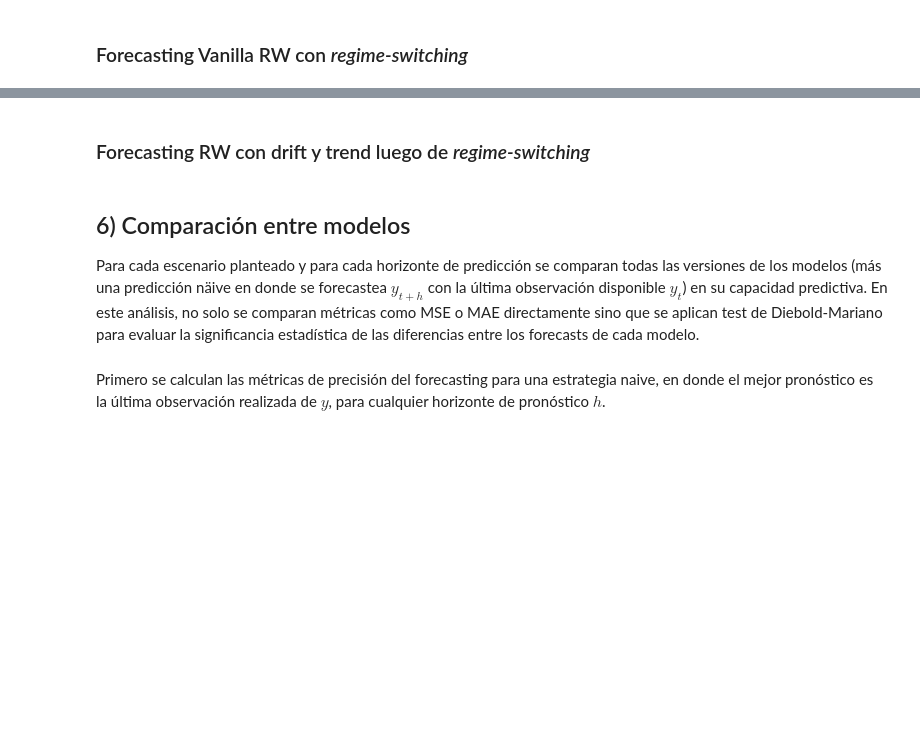
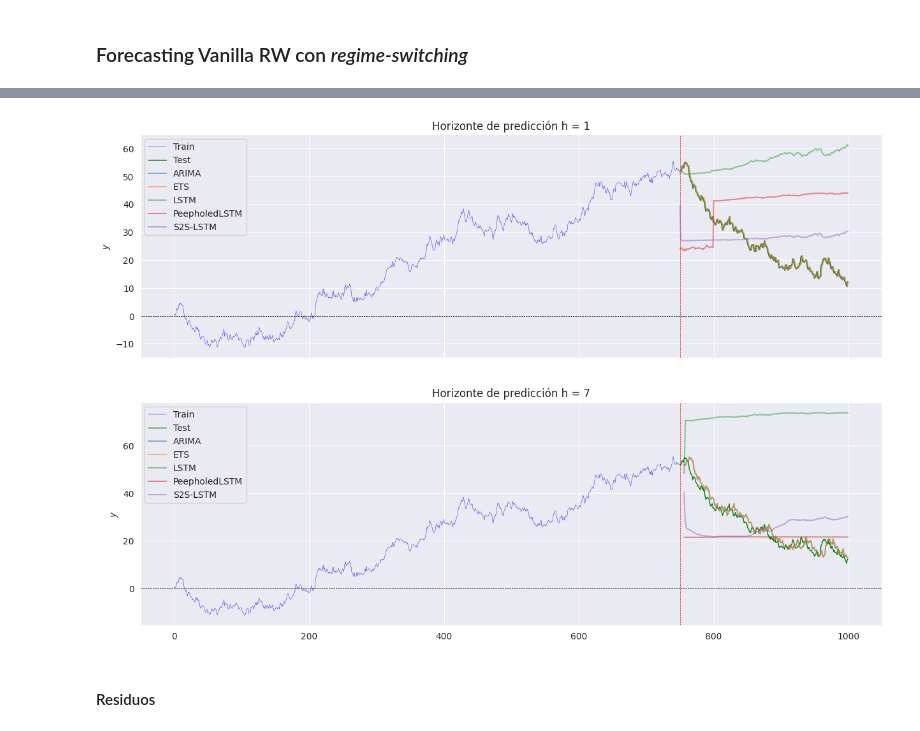
Before and after one commit to matiasdperez/MEC_tesis, a Jupyter notebook: notebooks/simulaciones/1_random_walk.ipynb, the cells around one changed output, grey strips where cells are left out. Saved outputs shown, nothing was run; the diff lists cells and outputs as text; code cells hidden in the pictures; blank space fills up the shorter version.

```diff
--- a/notebooks/simulaciones/1_random_walk.ipynb
+++ b/notebooks/simulaciones/1_random_walk.ipynb
@@ -1497,24 +1527,26 @@ plt.show()
 # %%
-fig, axs = plt.subplots(3, 1, figsize=(15, 10), sharex=True)
+fig, axs = plt.subplots(2, 1, figsize=(15, 10), sharex=True)
 
 i=0
 
 for h in h_list:
-    axs[i].plot(drift_y_train, color='blue', label='Train', lw=0.3)
-    axs[i].plot(range(split_index, n_steps), rw_drift_post_switch.y[split_index:], color='green', label='Test', lw=1)
+    axs[i].plot(drift_trend_y_train, color='blue', label='Train', lw=0.3)
+    axs[i].plot(range(split_index, n_steps), rw_drift_trend_post_switch.y[split_index:], color='green', label='Test', lw=1)
     axs[i].axvline(x=split_index, color='red', linestyle='--', lw=0.5)
     axs[i].axhline(y=0, color='black', linestyle='--', lw=0.5)
 
-    axs[i].plot(range(split_index+h-1, n_steps), rw_best_models['drift_rw'][h]['arima'].predictions['iterative'], alpha=0.5, label='ARIMA')
-    axs[i].plot(range(split_index+h-1, n_steps), rw_best_models['drift_rw'][h]['ets'].predictions['iterative'], alpha=0.5, label='ETS')
-    axs[i].plot(range(split_index+h-1, n_steps), scaler_vanilla.inverse_transform(rw_best_models['drift_rw'][h]['stacked_lstm'].predictions['iterative']), alpha=0.5, label='LSTM')
+    axs[i].plot(range(split_index+h-1, n_steps), rw_best_models['drift_trend_rw'][h]['arima'].predictions['iterative'], alpha=0.5, label='ARIMA')
+    axs[i].plot(range(split_index+h-1, n_steps), rw_best_models['drift_trend_rw'][h]['ets'].predictions['iterative'], alpha=0.5, label='ETS')
+    axs[i].plot(range(split_index+h-1, n_steps), scaler_drift_trend.inverse_transform(rw_best_models['drift_trend_rw'][h]['stacked_lstm'].predictions['iterative']), alpha=0.5, label='LSTM')
+    axs[i].plot(range(split_index+h-1, n_steps), scaler_drift_trend.inverse_transform(rw_best_models['drift_trend_rw'][h]['peephole_lstm'].predictions['iterative']), alpha=0.5, label='PeepholedLSTM')
+    axs[i].plot(range(split_index+h-1, n_steps), scaler_drift_trend.inverse_transform(rw_best_models['drift_trend_rw'][h]['s2s_lstm'].predictions['iterative']), alpha=0.5, label='S2S-LSTM')
 
     axs[i].set_title("Horizonte de predicción h = "+str(h))
     axs[i].set_ylabel('$y$')
-    axs[i].legend(loc='upper left')
+    axs[i].legend(loc='best')
 
     i+=1
 
 plt.show()
+# %% [output]
+[figure, added]
-# %% [markdown]
-### Forecasting RW con drift y trend luego de *regime-switching*
@@ -1543,6 +1553,2 @@ plt.show()
-# %% [markdown]
-## 6) Comparación entre modelos
-
-Para cada escenario planteado y para cada horizonte de predicción se comparan todas las versiones de los modelos (más una predicción näive en donde se forecastea $y_{t+h}$ con la última observación disponible $y_t$) en su capacidad predictiva. En este análisis, no solo se comparan métricas como MSE o MAE directamente sino que se aplican test de Diebold-Mariano para evaluar la significancia estadística de las diferencias entre los forecasts de cada modelo.
-# %% [markdown]
-Primero se calculan las métricas de precisión del forecasting para una estrategia naive, en donde el mejor pronóstico es la última observación realizada de $y$, para cualquier horizonte de pronóstico $h$.
+# %% [markdown]
+#### Residuos
```
Also changed, not shown: parts of 29 cells of this notebook.
